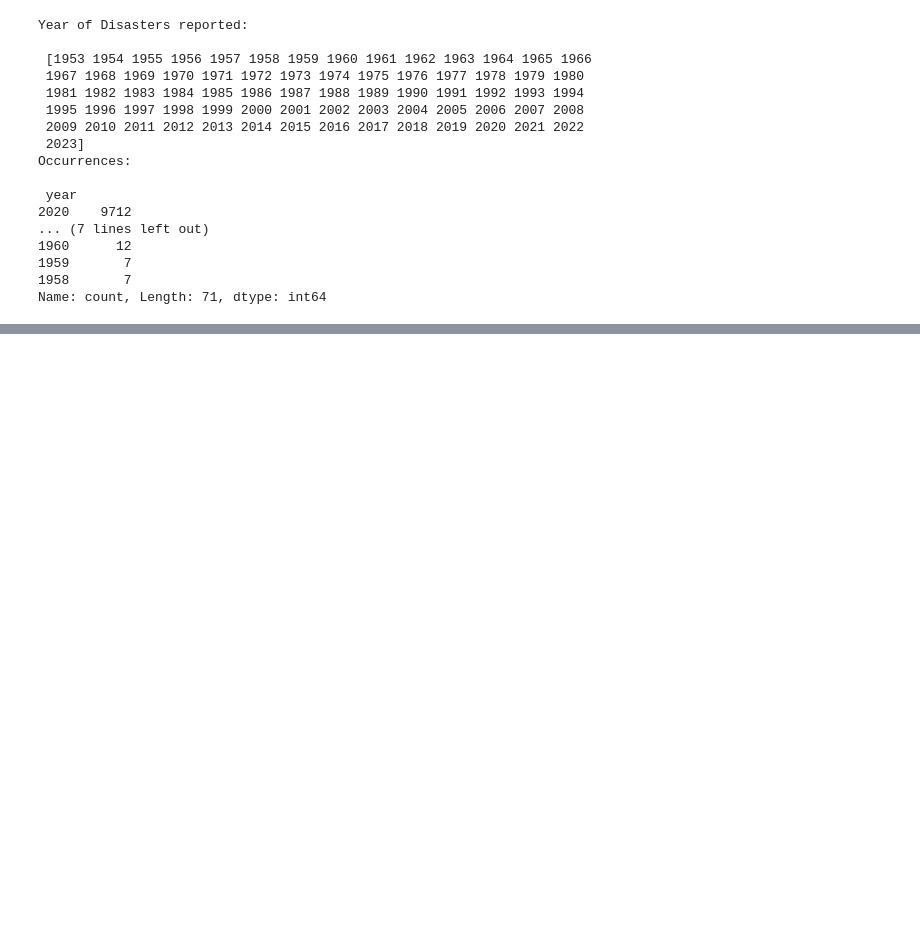
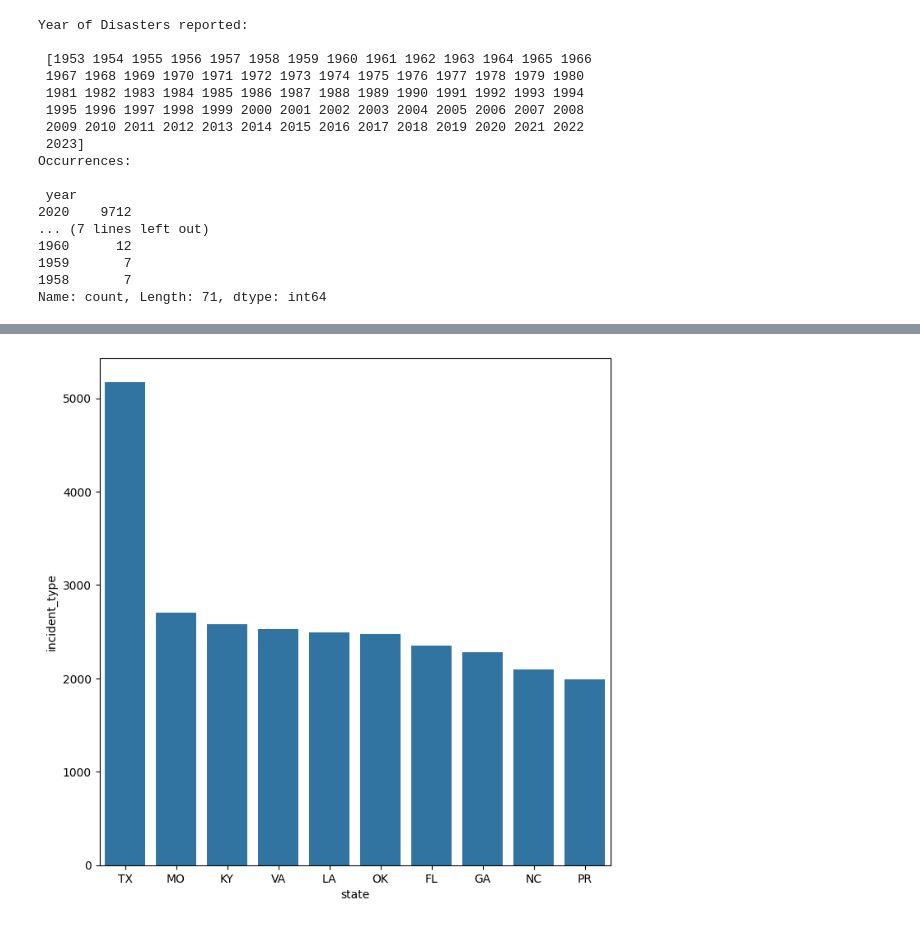
Before and after one commit to helloklow/natural_disasters, a Jupyter notebook: notebooks/low_data_wrangling.ipynb, the cells around one changed output, grey strips where cells are left out. Drawn from its saved outputs; the diff is of its cells as text; code cells hidden in the pictures; blank space fills up the shorter version.

```diff
--- a/notebooks/low_data_wrangling.ipynb
+++ b/notebooks/low_data_wrangling.ipynb
@@ -261,0 +295,6 @@ Name: count, Length: 71, dtype: int64
+# %%
+# Explore states at highest risk
+state_risk= df[['state','incident_type']].groupby('state').count()
+state_risk.reset_index(inplace=True)
+state_risk=state_risk.sort_values(by='incident_type',ascending=False).head(10)
+state_risk
@@ -261,0 +313,6 @@ Name: count, Length: 71, dtype: int64
+# %%
+# Plot states at highest risk
+plt.figure(figsize=(8,8))
+sns.barplot(x="state", y="incident_type", data=state_risk);
+# %% [output]
+[figure, added]
```
Also changed, not shown: parts of 5 cells of this notebook.
